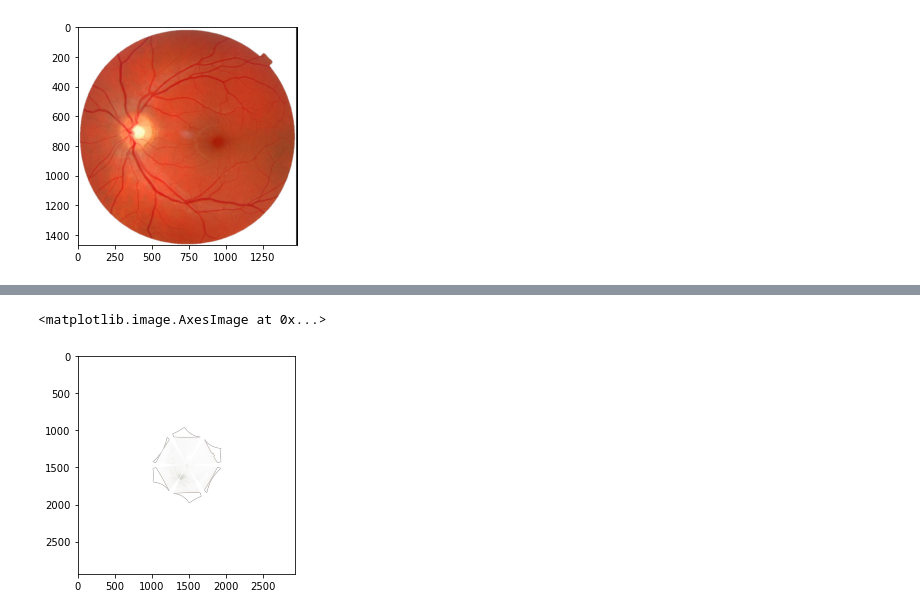
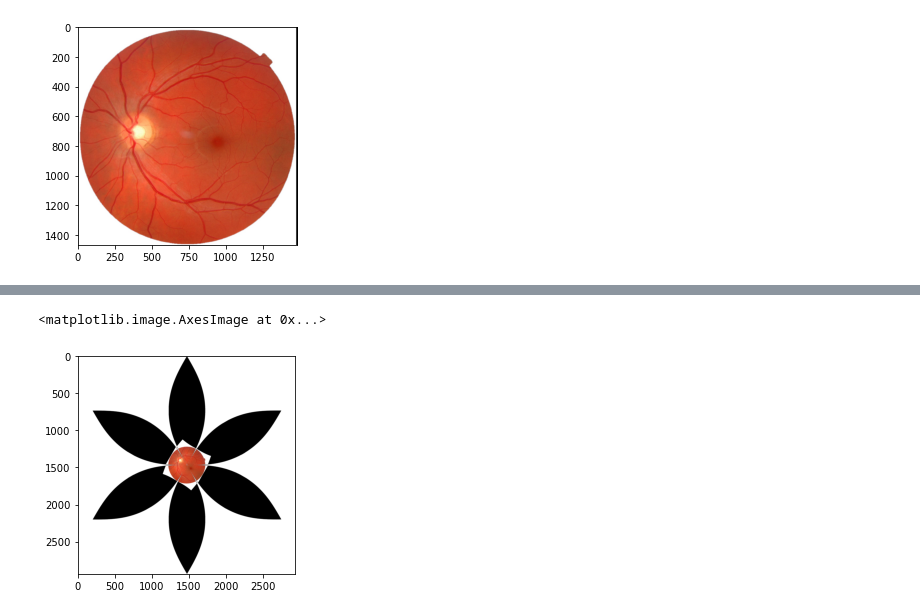
Before and after one commit to stuwilmur/sim-eye, a Jupyter notebook: develop gore2.ipynb, the cells around one changed output, grey strips where cells are left out. Drawn from its saved outputs; the diff is of its cells as text; code cells hidden in the pictures.

```diff
--- a/develop gore2.ipynb
+++ b/develop gore2.ipynb
@@ -29,11 +31,8 @@ plt.imshow(gored)
 # %%
 h,w = swapped.shape[:2]
 swapped2 = gore2.cv2.resize(swapped, (w*2, h))
-#polar1 = gore.make_polar(gore.Image.fromarray(swapped2), num_gores = 6)
-polar2 = gore2.make_polar(swapped2, num_gores = 6)
-#plt.imshow(polar1)
+polar = gore2.make_polar(swapped2, num_gores = 6, projection = gore2.CASSINI)
+plt.imshow(polar)
+# %% [output]
+<matplotlib.image.AxesImage at 0x...>
+[figure, added]
-# %%
-plt.imshow(polar2)
-# %% [output]
-<matplotlib.image.AxesImage at 0x...>
-[figure, removed]
```
Also changed, not shown: parts of 5 cells of this notebook, 2 other files.
